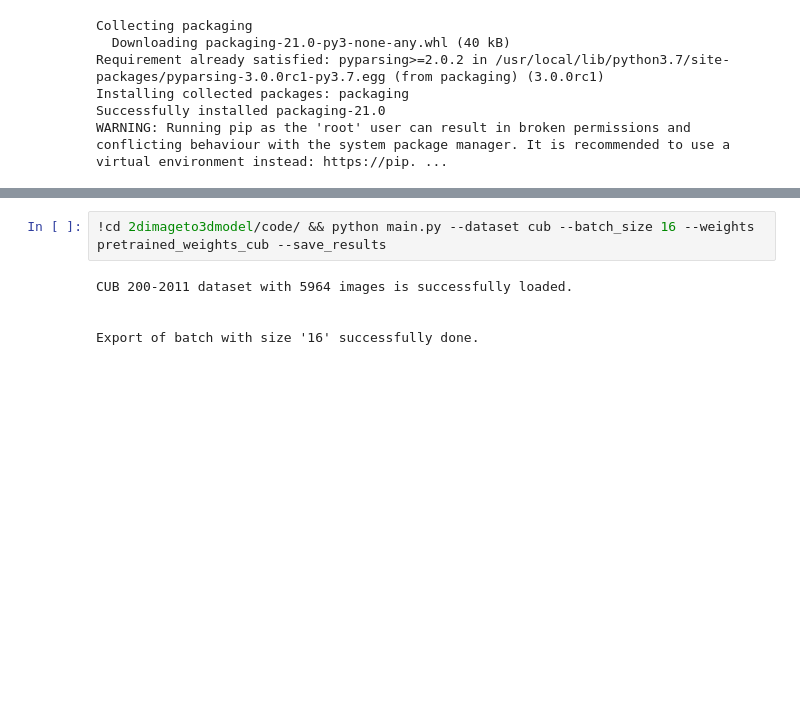
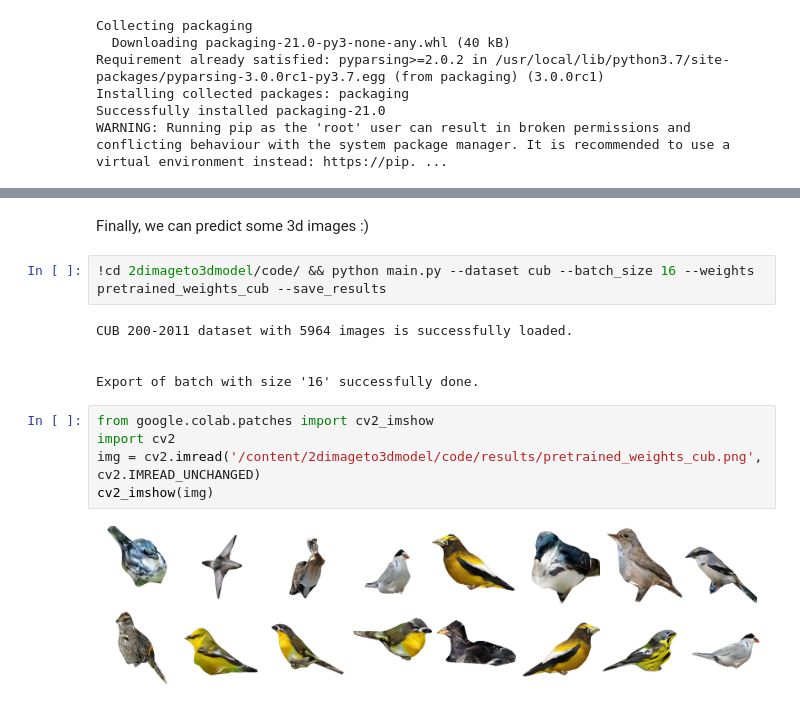
Before and after one commit to eduardoGo/image-process-project, a Jupyter notebook: project-colab.ipynb, the cells around one changed output, grey strips where cells are left out. Saved outputs shown, nothing was run; the diff lists cells and outputs as text; blank space fills up the shorter version.

```diff
--- a/project-colab.ipynb
+++ b/project-colab.ipynb
@@ -196,3 +201,5 @@ Python 3.7.11
+# %% [markdown]
+Finally, we can predict some 3d images :)
 # %%
 !cd 2dimageto3dmodel/code/ && python main.py --dataset cub --batch_size 16 --weights pretrained_weights_cub --save_results
 # %% [output]
@@ -200,3 +207,10 @@ CUB 200-2011 dataset with 5964 images is successfully loaded.
 
 
 Export of batch with size '16' successfully done.
+# %%
+from google.colab.patches import cv2_imshow
+import cv2
+img = cv2.imread('/content/2dimageto3dmodel/code/results/pretrained_weights_cub.png', cv2.IMREAD_UNCHANGED)
+cv2_imshow(img)
+# %% [output]
+[figure, added]
```
Also changed, not shown: parts of 31 cells of this notebook.
